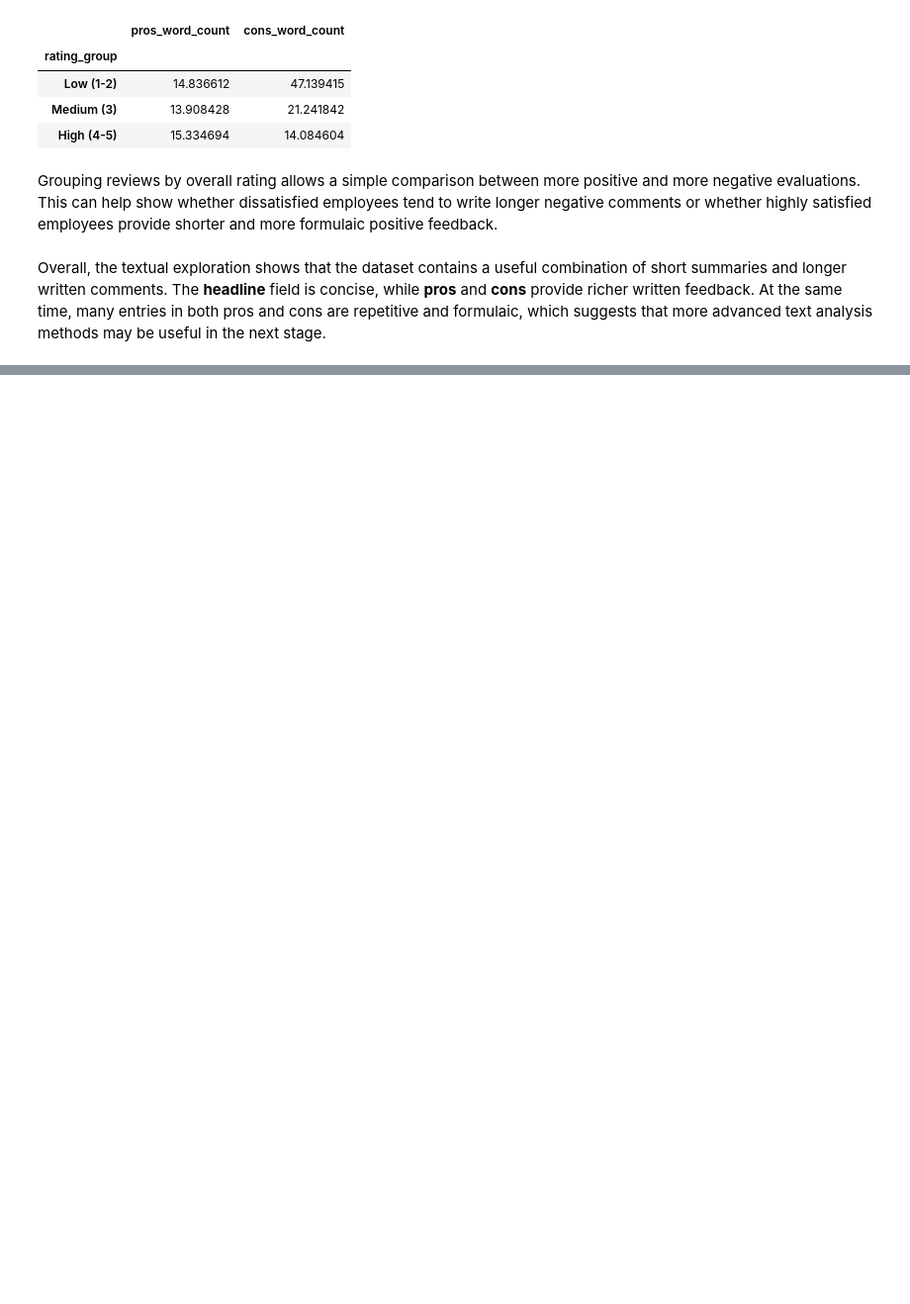
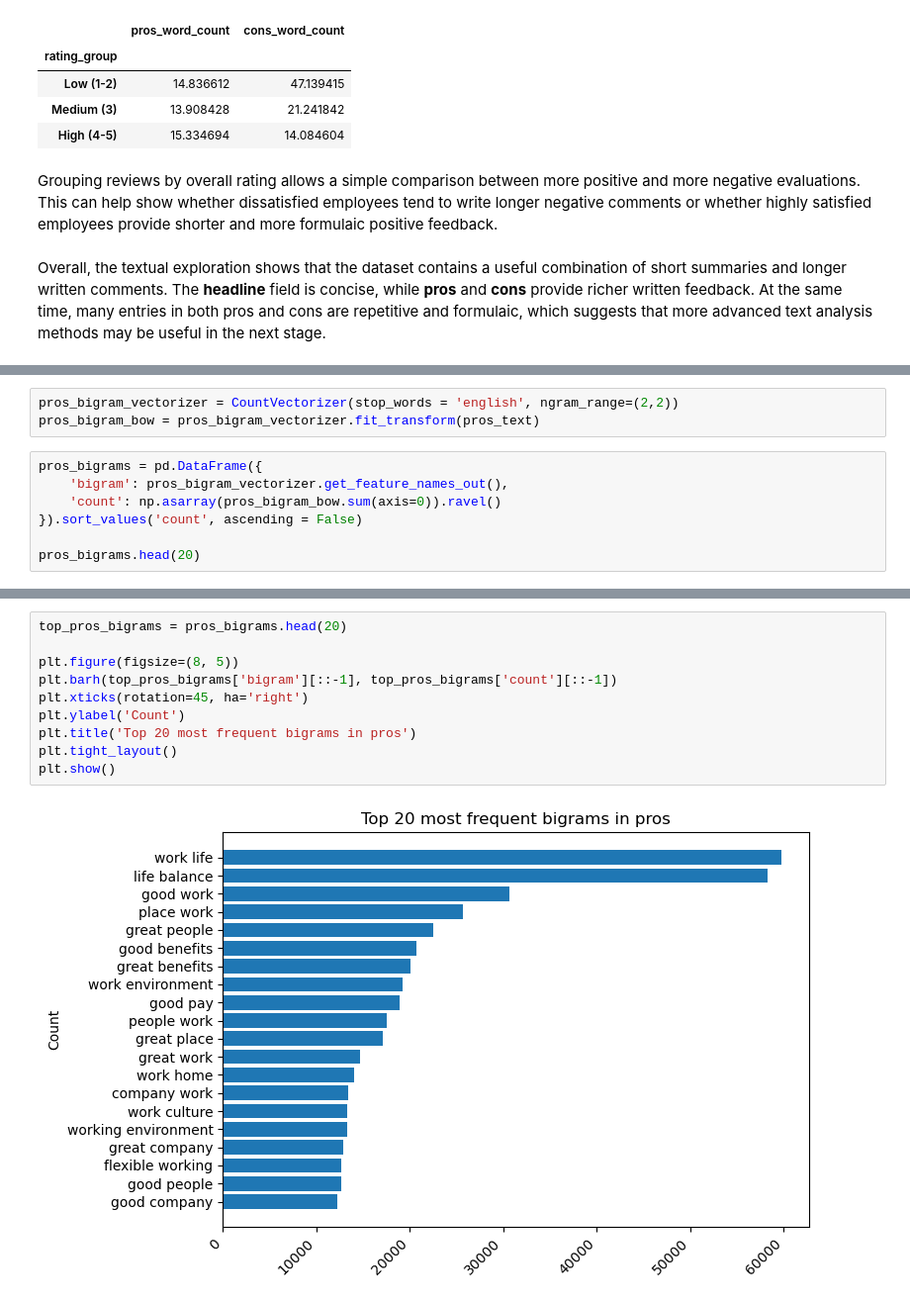
Before and after one commit to YoanaHadzhidimitrova/employee_review_analysis, a Jupyter notebook: employee_review_analysis.ipynb, the cells around one changed output, grey strips where cells are left out. Shown at 99% size. Saved outputs shown, nothing was run; the diff lists cells and outputs as text; blank space fills up the shorter version.

```diff
--- a/employee_review_analysis.ipynb
+++ b/employee_review_analysis.ipynb
@@ -1449,0 +1501,10 @@ Overall, the textual exploration shows that the dataset contains a useful combin
+# %%
+pros_bigram_vectorizer = CountVectorizer(stop_words = 'english', ngram_range=(2,2))
+pros_bigram_bow = pros_bigram_vectorizer.fit_transform(pros_text)
+# %%
+pros_bigrams = pd.DataFrame({
+    'bigram': pros_bigram_vectorizer.get_feature_names_out(),
+    'count': np.asarray(pros_bigram_bow.sum(axis=0)).ravel()
+}).sort_values('count', ascending = False)
+
+pros_bigrams.head(20)
@@ -1449,0 +1529,12 @@ Overall, the textual exploration shows that the dataset contains a useful combin
+# %%
+top_pros_bigrams = pros_bigrams.head(20)
+
+plt.figure(figsize=(8, 5))
+plt.barh(top_pros_bigrams['bigram'][::-1], top_pros_bigrams['count'][::-1])
+plt.xticks(rotation=45, ha='right')
+plt.ylabel('Count')
+plt.title('Top 20 most frequent bigrams in pros')
+plt.tight_layout()
+plt.show()
+# %% [output]
+[figure, added]
```
Also changed, not shown: parts of 36 cells of this notebook.
